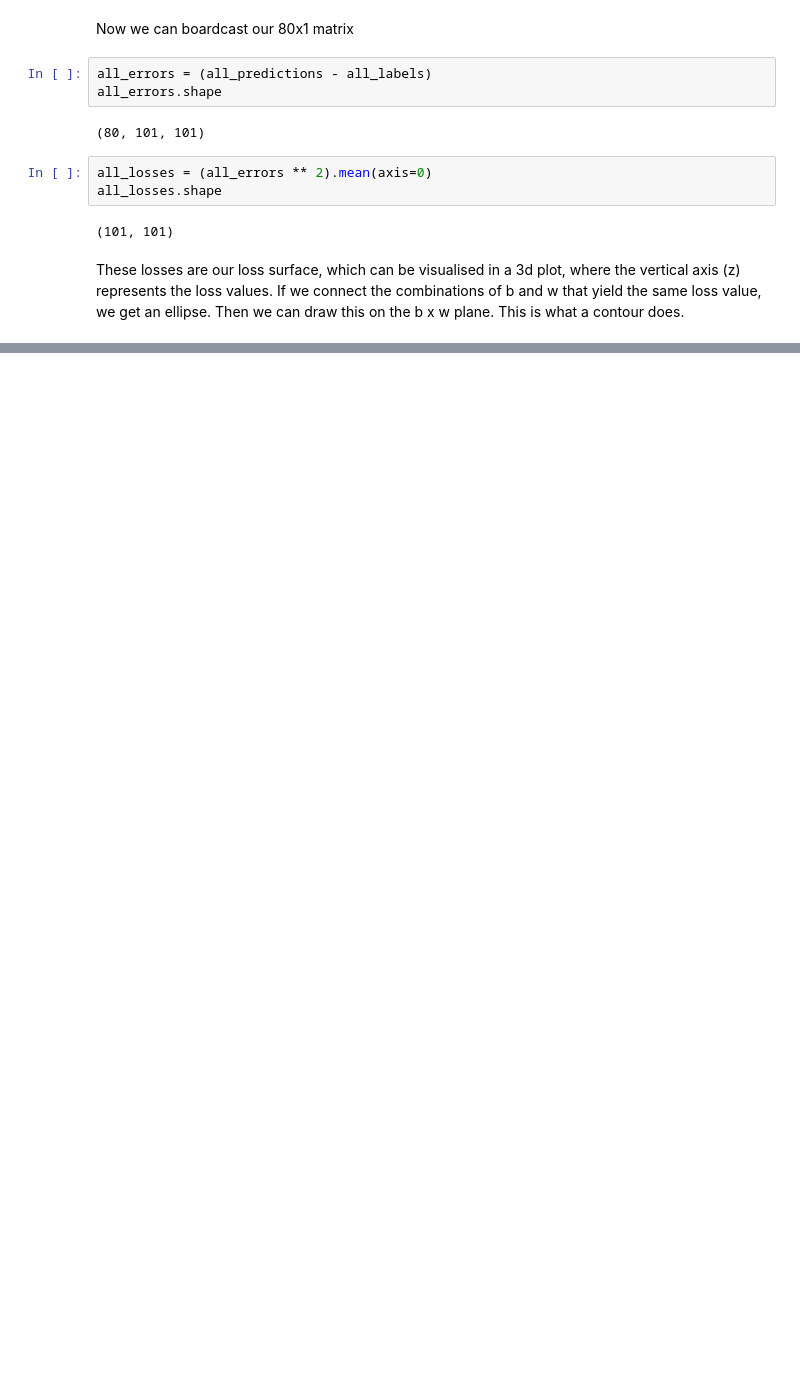
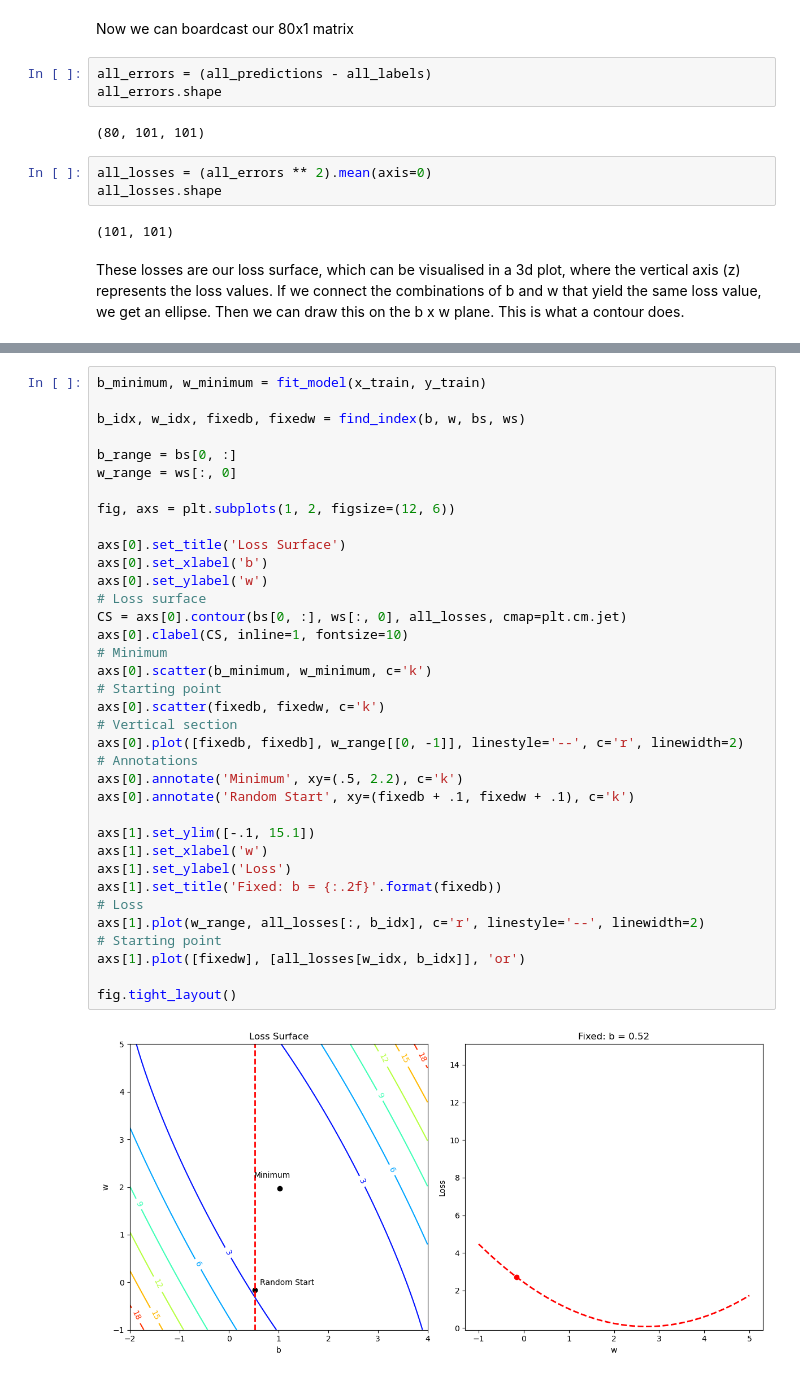
Before and after one commit to Leo-Nguyen-LM/Deep_learning, a Jupyter notebook: Chapter_1.ipynb, the cells around one changed output, grey strips where cells are left out. Saved outputs shown, nothing was run; the diff lists cells and outputs as text; blank space fills up the shorter version.

```diff
--- a/Chapter_1.ipynb
+++ b/Chapter_1.ipynb
@@ -248,0 +291,38 @@ ModuleNotFoundError: No module named 'Deep_learning'
+# %%
+b_minimum, w_minimum = fit_model(x_train, y_train)
+
+b_idx, w_idx, fixedb, fixedw = find_index(b, w, bs, ws)
+
+b_range = bs[0, :]
+w_range = ws[:, 0]
+
+fig, axs = plt.subplots(1, 2, figsize=(12, 6))
+
+axs[0].set_title('Loss Surface')
+axs[0].set_xlabel('b')
+axs[0].set_ylabel('w')
+# Loss surface
+CS = axs[0].contour(bs[0, :], ws[:, 0], all_losses, cmap=plt.cm.jet)
+axs[0].clabel(CS, inline=1, fontsize=10)
+# Minimum
+axs[0].scatter(b_minimum, w_minimum, c='k')
+# Starting point
+axs[0].scatter(fixedb, fixedw, c='k')
+# Vertical section
+axs[0].plot([fixedb, fixedb], w_range[[0, -1]], linestyle='--', c='r', linewidth=2)
+# Annotations
+axs[0].annotate('Minimum', xy=(.5, 2.2), c='k')
+axs[0].annotate('Random Start', xy=(fixedb + .1, fixedw + .1), c='k')
+
+axs[1].set_ylim([-.1, 15.1])
+axs[1].set_xlabel('w')
+axs[1].set_ylabel('Loss')
+axs[1].set_title('Fixed: b = {:.2f}'.format(fixedb))
+# Loss
+axs[1].plot(w_range, all_losses[:, b_idx], c='r', linestyle='--', linewidth=2)
+# Starting point
+axs[1].plot([fixedw], [all_losses[w_idx, b_idx]], 'or')
+
+fig.tight_layout()
+# %% [output]
+[figure, added]
```
Also changed, not shown: parts of 10 cells of this notebook.
